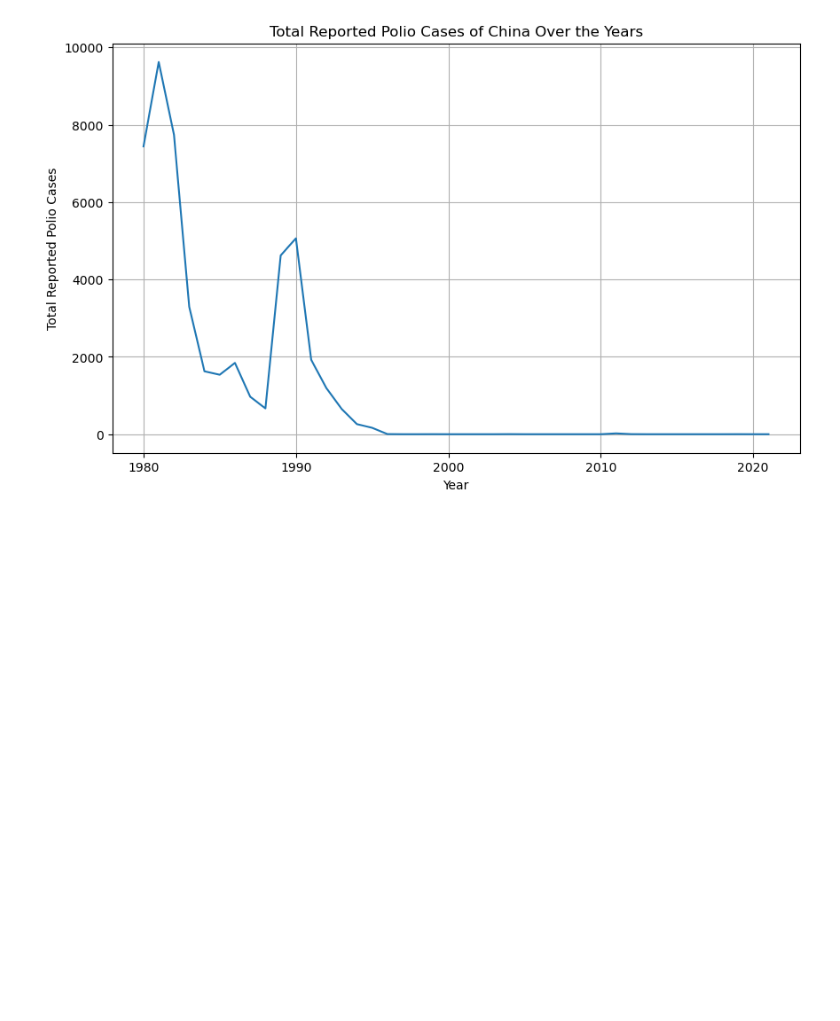
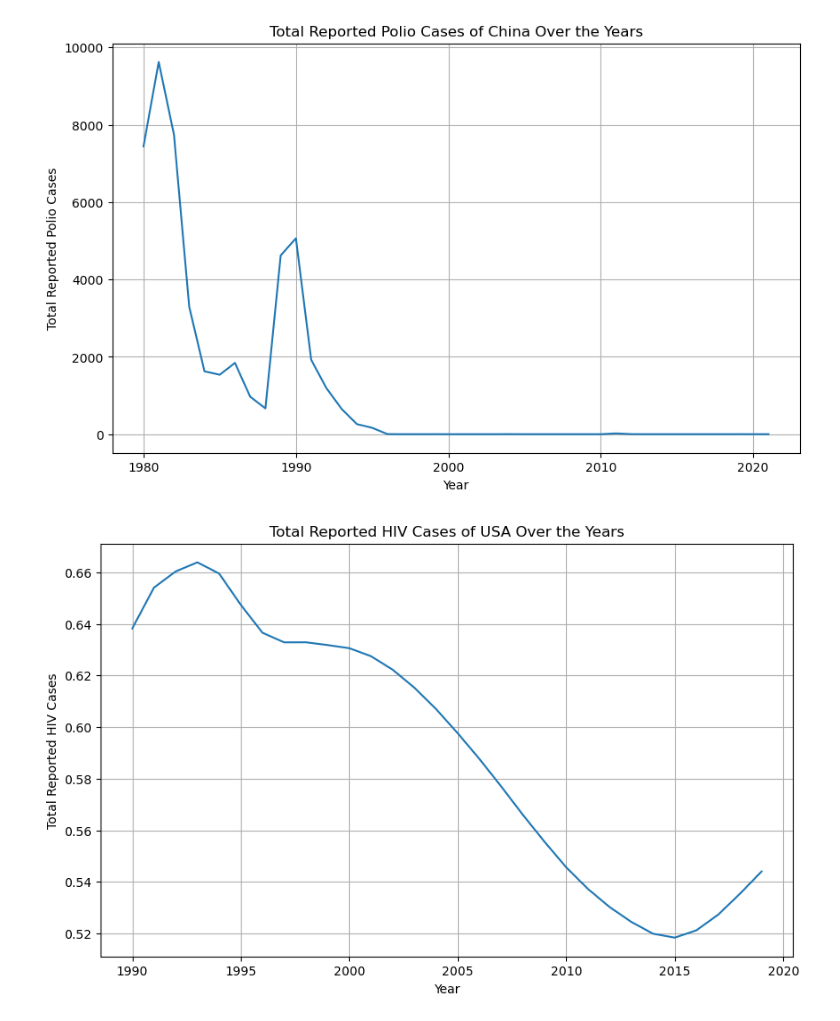
Before and after one commit to Huahuahaha/2023Fall_Projects, a Jupyter notebook: Hypothesis Report.ipynb, the cells around one changed output. Drawn from its saved outputs; the diff is of its cells as text; code cells hidden in the pictures; blank space fills up the shorter version.

Commit message:
disease data process

```diff
--- a/Hypothesis Report.ipynb
+++ b/Hypothesis Report.ipynb
@@ -8,10 +8,11 @@ importlib.reload(functions)
 fr_data = pd.read_csv('Data/Fertility rates.csv', skiprows=4)
 covid_data = pd.read_csv('Data/WHO-COVID-19-global-data.csv')
 polio_data = pd.read_csv('Data/the-number-of-reported-paralytic-polio-cases.csv')
+hiv_data = pd.read_csv('Data/share-of-population-infected-with-hiv-ihme.csv')
 usa_fr = functions.ext_sel_fr(fr_data, 'USA', 1975, 2021)
 usa_covid = functions.ext_sel_covid(covid_data, 'US')
 chn_polio = functions.ext_sel_polio(polio_data, 'CHN')
-#print(chn_polio)
+usa_hiv = functions.ext_sel_hiv(hiv_data, 'USA')
 # %%
 plt.figure(figsize=(10, 6))
 plt.plot(usa_covid, label = 'COVID')
@@ -33,3 +34,13 @@ plt.grid(True)
 plt.show()
 # %% [output]
 [figure]
+# %%
+plt.figure(figsize=(10, 6))
+plt.plot(usa_hiv['Year'], usa_hiv['Current number of cases of hiv/aids per 100 people, in both sexes aged 15-49 years'])
+plt.title('Total Reported HIV Cases of USA Over the Years')
+plt.xlabel('Year')
+plt.ylabel('Total Reported HIV Cases')
+plt.grid(True)
+plt.show()
+# %% [output]
+[figure, added]
```
Also changed, not shown: 2 other files.
